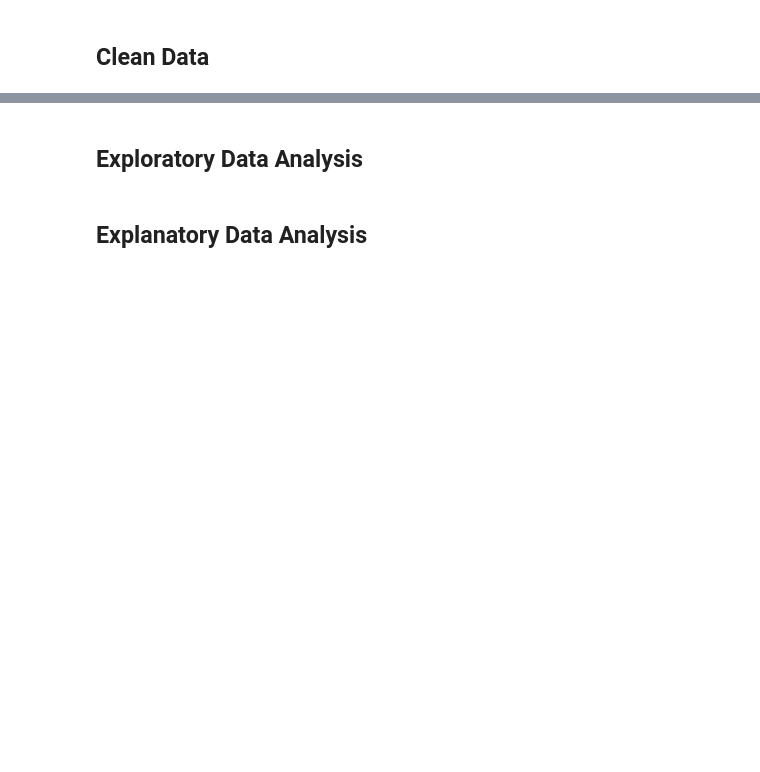
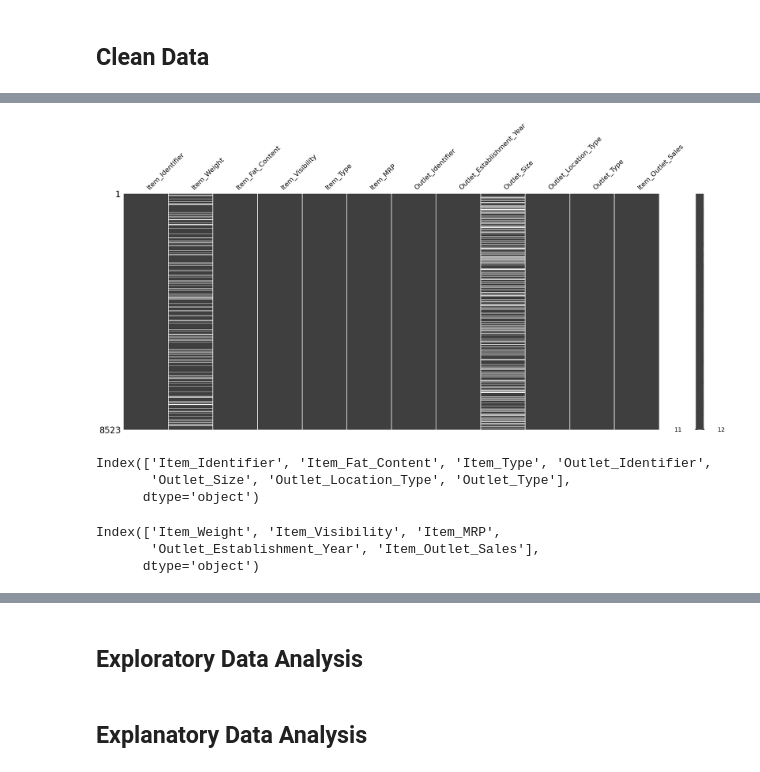
Before and after one commit to anjalixprakash/Prediction-of-Product-Sales, a Jupyter notebook: prediction_of_product_sales.ipynb, the cells around one changed output, grey strips where cells are left out. Drawn from its saved outputs; the diff is of its cells as text; code cells hidden in the pictures; blank space fills up the shorter version.

```diff
--- a/prediction_of_product_sales.ipynb
+++ b/prediction_of_product_sales.ipynb
@@ -10,0 +17,7 @@ Anjali Prakash
+# %%
+# Import required packages
+import pandas as pd
+
+# Save the filepath and load the data as "df"
+fpath = "/content/drive/MyDrive/CodingDojo/01-Fundamentals/Week02/Data/sales_predictions_2023.csv"
+df = pd.read_csv(fpath)
@@ -12,0 +104,14 @@ Anjali Prakash
+# %%
+# Visualize the missing values using the missingno package's matrix plot.
+import missingno as msno
+msno.matrix(df);
+# %% [output]
+[figure, added]
+# %%
+# saving list of categorical column name. (Hint: select_dtypes)
+cat_cols = df.select_dtypes('object').columns
+cat_cols
+# %% [output]
+Index(['Item_Identifier', 'Item_Fat_Content', 'Item_Type', 'Outlet_Identifier',
+       'Outlet_Size', 'Outlet_Location_Type', 'Outlet_Type'],
+      dtype='object')
@@ -12,0 +121,8 @@ Anjali Prakash
+# %%
+# save list of numeric column names (Hint: select_dtypes)
+num_cols = df.select_dtypes('number').columns
+num_cols
+# %% [output]
+Index(['Item_Weight', 'Item_Visibility', 'Item_MRP',
+       'Outlet_Establishment_Year', 'Item_Outlet_Sales'],
+      dtype='object')
```
Also changed, not shown: parts of 20 cells of this notebook.
